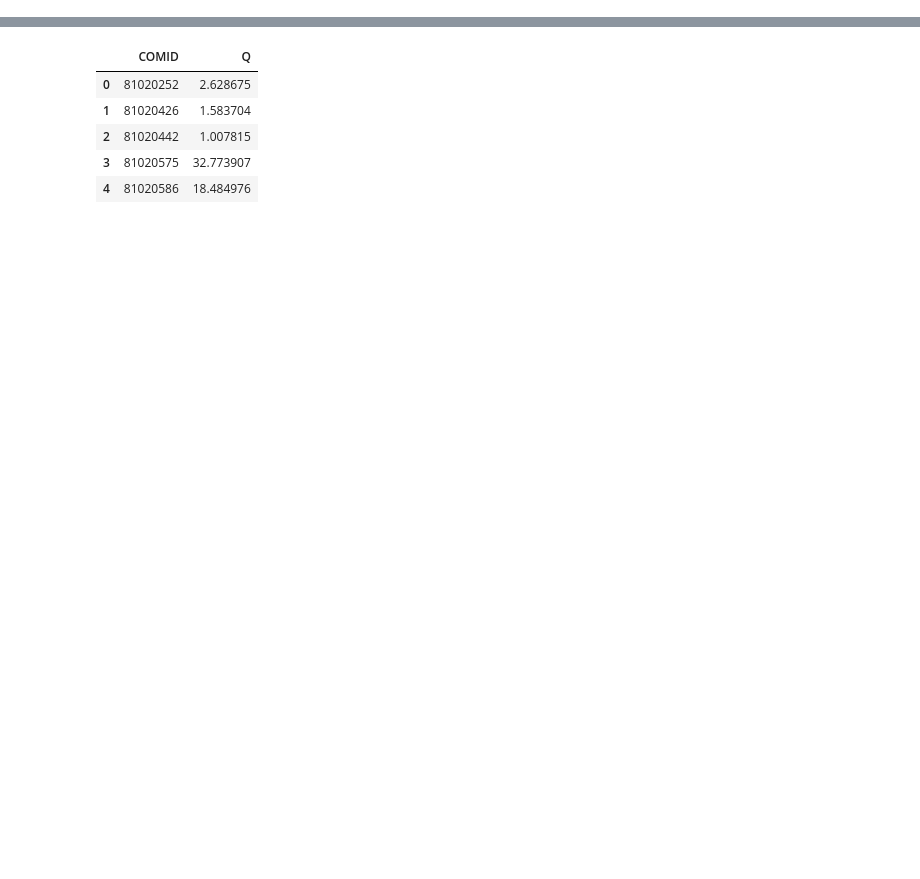
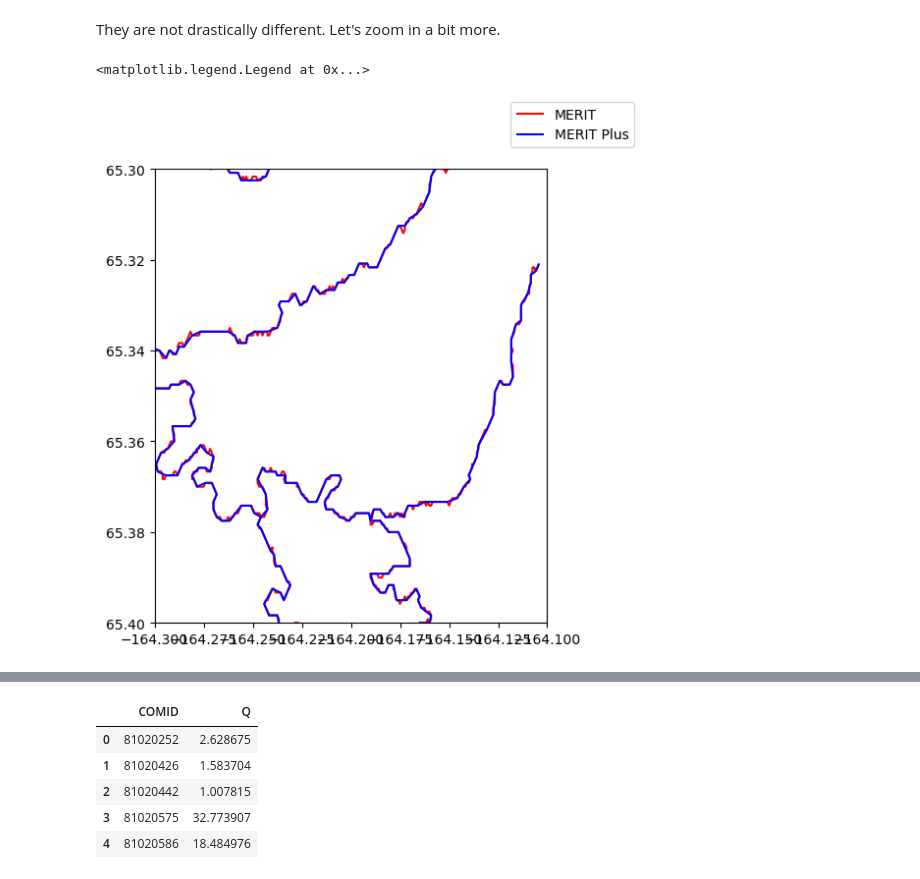
Before and after one commit to ua-snap/arctic_rivers, a Jupyter notebook: merit.ipynb, the cells around one changed output, grey strips where cells are left out. Drawn from its saved outputs; the diff is of its cells as text; code cells hidden in the pictures; blank space fills up the shorter version.

```diff
--- a/merit.ipynb
+++ b/merit.ipynb
@@ -14,0 +88,14 @@ q_ds = xr.open_dataset('/Users/joshpaul/arctic_rivers/2050_fC2LE4_Q.nc')
+# %% [markdown]
+They are not drastically different. Let's zoom in a bit more.
+# %%
+fig, ax = plt.subplots(figsize=(6, 6))
+
+ax.set_xlim(-164.3, -164.1)
+ax.set_ylim(65.4, 65.3)
+
+merit.plot(ax=ax, color="red", label="MERIT")
+merit_plus.plot(ax=ax, color="blue", label="MERIT Plus")
+fig.legend()
+# %% [output]
+<matplotlib.legend.Legend at 0x...>
+[figure, added]
```
Also changed, not shown: parts of 27 cells of this notebook.
